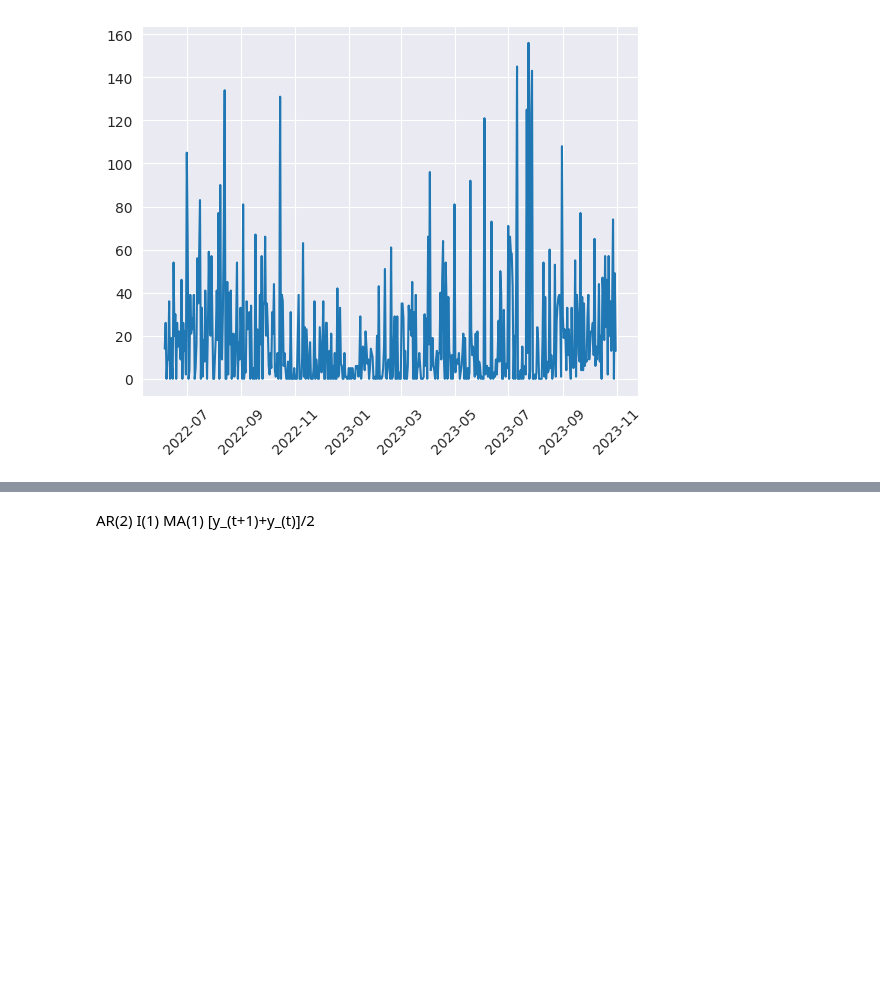
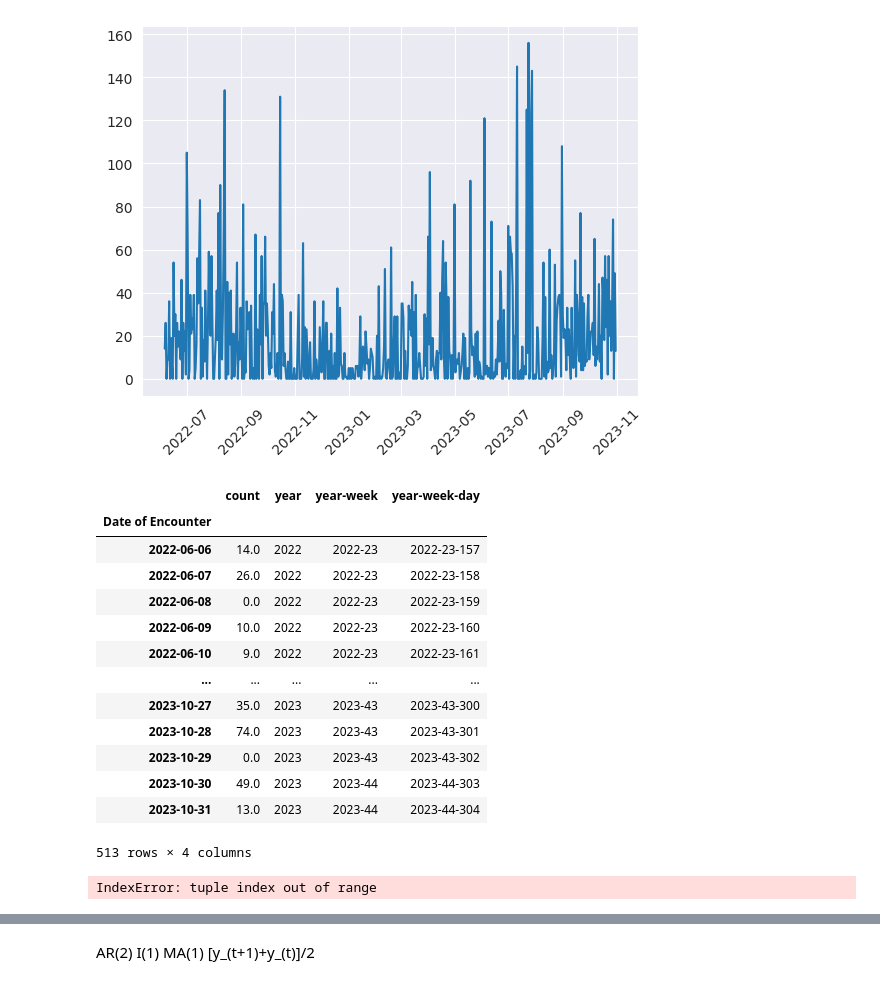
Before and after one commit to miniloda/AI4PEP, a Jupyter notebook: NER/03-time-series/Time Series for Outbreak Detection-Daily.ipynb, the cells around one changed output, grey strips where cells are left out. Drawn from its saved outputs; the diff is of its cells as text; code cells hidden in the pictures; blank space fills up the shorter version.

Commit message:
Add NER model

```diff
--- a/NER/03-time-series/Time Series for Outbreak Detection-Daily.ipynb
+++ b/NER/03-time-series/Time Series for Outbreak Detection-Daily.ipynb
@@ -207,3 +202,26 @@ plt.xticks(rotation=45)
   Text(19601.0, 0, '2023-09'),
   Text(19662.0, 0, '2023-11')])
 [figure]
+# %%
+# Ensure 'Date of Encounter' is in datetime format and set as index
+#data['Date of Encounter'] = pd.to_datetime(data['Date of Encounter'])
+#data.set_index('Date of Encounter', inplace=True)
+
+# If the frequency of your data is daily, ensure the index has a daily frequency
+data = data.asfreq('D')
+data
+# %% [output]
+|  | count | year | year-week | year-week-day |
+| Date of Encounter |  |  |  |  |
+| 2022-06-06 | 14.0 | 2022 | 2022-23 | 2022-23-157 |
+| 2022-06-07 | 26.0 | 2022 | 2022-23 | 2022-23-158 |
+| 2022-06-08 | 0.0 | 2022 | 2022-23 | 2022-23-159 |
+| 2022-06-09 | 10.0 | 2022 | 2022-23 | 2022-23-160 |
+| 2022-06-10 | 9.0 | 2022 | 2022-23 | 2022-23-161 |
+| ... | ... | ... | ... | ... |
+| 2023-10-27 | 35.0 | 2023 | 2023-43 | 2023-43-300 |
+| 2023-10-28 | 74.0 | 2023 | 2023-43 | 2023-43-301 |
+| 2023-10-29 | 0.0 | 2023 | 2023-43 | 2023-43-302 |
+| 2023-10-30 | 49.0 | 2023 | 2023-44 | 2023-44-303 |
+| 2023-10-31 | 13.0 | 2023 | 2023-44 | 2023-44-304 |
+513 rows × 4 columns
@@ -210,3 +246,34 @@ plt.xticks(rotation=45)
+# %%
+# Define orders and degree
+ar_order = 1  # autoregressive order
+ma_order = 1  # moving average order
+integration_degree = 1  # differencing order
+
+# Define priors for AR and MA coefficients with dtype float32
+ar_coefficients_prior = tfd.Normal(loc=tf.constant(0., dtype=tf.float32), scale=tf.constant(1., dtype=tf.float32))
+ma_coefficients_prior = tfd.Normal(loc=tf.constant(0., dtype=tf.float32), scale=tf.constant(1., dtype=tf.float32))
+
+# Define a prior for the level scale with dtype float32
+level_scale_prior = tfd.LogNormal(loc=tf.constant(0., dtype=tf.float32), scale=tf.constant(1., dtype=tf.float32))
+
+# Optional: Define a constraining bijector for AR and MA coefficients
+ar_coefficient_constraining_bijector = tfb.Tanh()
+ma_coefficient_constraining_bijector = tfb.Tanh()
+
+# Create the ARIMA model
+arima_model = sts.AutoregressiveIntegratedMovingAverage(
+    ar_order=ar_order,
+    ma_order=ma_order,
+    integration_degree=integration_degree,
+    ar_coefficients_prior=ar_coefficients_prior,
+    ma_coefficients_prior=ma_coefficients_prior,
+    level_scale_prior=level_scale_prior,
+    ar_coefficient_constraining_bijector=ar_coefficient_constraining_bijector,
+    ma_coefficient_constraining_bijector=ma_coefficient_constraining_bijector,
+    observed_time_series=data['count']
+)
+# %% [output]
+IndexError: tuple index out of range
 # %%
 model = pm.auto_arima(
     data['count'],
```
Also changed, not shown: parts of 7 cells of this notebook, 3 other files.
